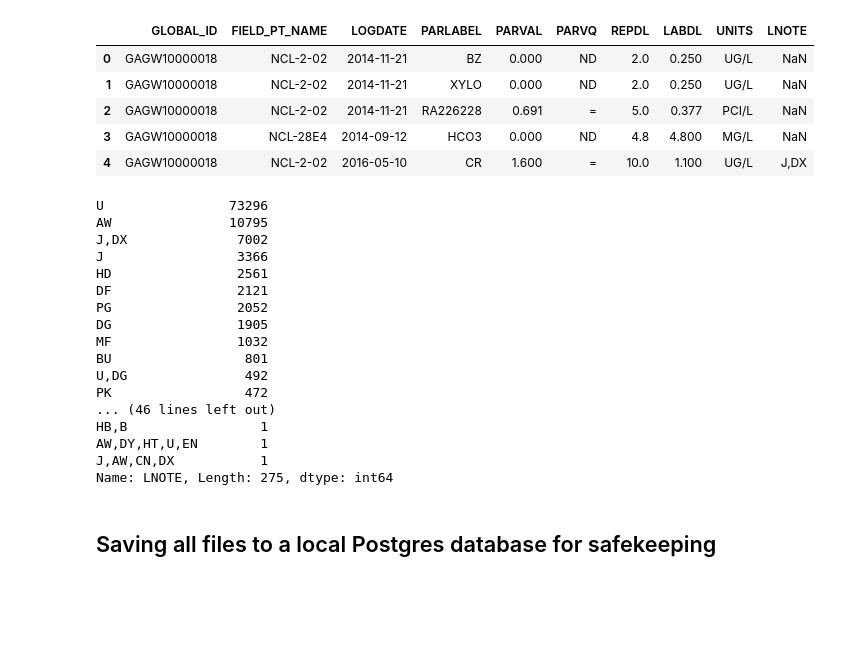
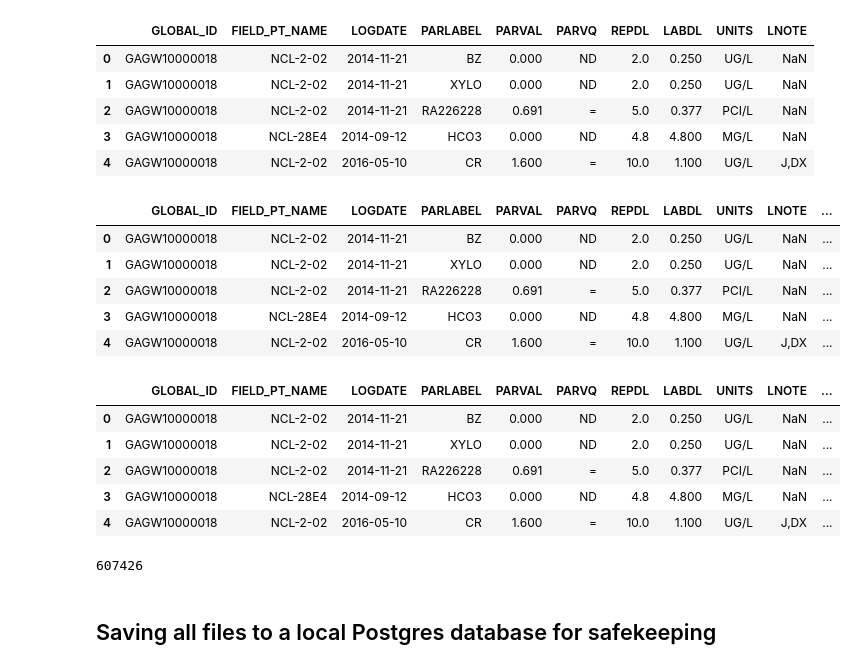
Before and after one commit to waterdatacollaborative/NicoleLook_Drinking-Water-Contaminant-Classification, a Jupyter notebook: Capstone.ipynb, the cells around one changed output. Saved outputs shown, nothing was run; the diff lists cells and outputs as text; code cells hidden in the pictures; blank space fills up the shorter version.

```diff
--- a/Capstone.ipynb
+++ b/Capstone.ipynb
@@ -696,23 +711,15 @@ gw.head()
 | 2 | GAGW10000018 | NCL-2-02 | 2014-11-21 | RA226228 | 0.691 | = | 5.0 | 0.377 | PCI/L | NaN |
 | 3 | GAGW10000018 | NCL-28E4 | 2014-09-12 | HCO3 | 0.000 | ND | 4.8 | 4.800 | MG/L | NaN |
 | 4 | GAGW10000018 | NCL-2-02 | 2016-05-10 | CR | 1.600 | = | 10.0 | 1.100 | UG/L | J,DX |
-# %%
-gw['LNOTE'].value_counts()
-# %% [output]
-U                73296
-AW               10795
-J,DX              7002
-J                 3366
-HD                2561
-DF                2121
-PG                2052
-DG                1905
-MF                1032
-BU                 801
-U,DG               492
-PK                 472
-... (46 lines left out)
-HB,B                 1
-AW,DY,HT,U,EN        1
-J,AW,CN,DX           1
-Name: LNOTE, Length: 275, dtype: int64
+# %%
+# Making a new column to map lat, long to
+gw['new_id'] = gw['GLOBAL_ID'] + ' ' + gw['FIELD_PT_NAME']
+# %%
+gw.head()
+# %% [output]
+|  | GLOBAL_ID | FIELD_PT_NAME | LOGDATE | PARLABEL | PARVAL | PARVQ | REPDL | LABDL | UNITS | LNOTE | ... |
+| 0 | GAGW10000018 | NCL-2-02 | 2014-11-21 | BZ | 0.000 | ND | 2.0 | 0.250 | UG/L | NaN | ... |
+| 1 | GAGW10000018 | NCL-2-02 | 2014-11-21 | XYLO | 0.000 | ND | 2.0 | 0.250 | UG/L | NaN | ... |
+| 2 | GAGW10000018 | NCL-2-02 | 2014-11-21 | RA226228 | 0.691 | = | 5.0 | 0.377 | PCI/L | NaN | ... |
+| 3 | GAGW10000018 | NCL-28E4 | 2014-09-12 | HCO3 | 0.000 | ND | 4.8 | 4.800 | MG/L | NaN | ... |
+| 4 | GAGW10000018 | NCL-2-02 | 2016-05-10 | CR | 1.600 | = | 10.0 | 1.100 | UG/L | J,DX | ... |
@@ -719,3 +731,16 @@ Name: LNOTE, Length: 275, dtype: int64
+# %%
+gw.head()
+# %% [output]
+|  | GLOBAL_ID | FIELD_PT_NAME | LOGDATE | PARLABEL | PARVAL | PARVQ | REPDL | LABDL | UNITS | LNOTE | ... |
+| 0 | GAGW10000018 | NCL-2-02 | 2014-11-21 | BZ | 0.000 | ND | 2.0 | 0.250 | UG/L | NaN | ... |
+| 1 | GAGW10000018 | NCL-2-02 | 2014-11-21 | XYLO | 0.000 | ND | 2.0 | 0.250 | UG/L | NaN | ... |
+| 2 | GAGW10000018 | NCL-2-02 | 2014-11-21 | RA226228 | 0.691 | = | 5.0 | 0.377 | PCI/L | NaN | ... |
+| 3 | GAGW10000018 | NCL-28E4 | 2014-09-12 | HCO3 | 0.000 | ND | 4.8 | 4.800 | MG/L | NaN | ... |
+| 4 | GAGW10000018 | NCL-2-02 | 2016-05-10 | CR | 1.600 | = | 10.0 | 1.100 | UG/L | J,DX | ... |
+# %%
+gw['lat'].isnull().sum()
+# %% [output]
+607426
 # %% [markdown]
 ## Saving all files to a local Postgres database for safekeeping
 # %%
```
Also changed, not shown: parts of 16 cells of this notebook.
